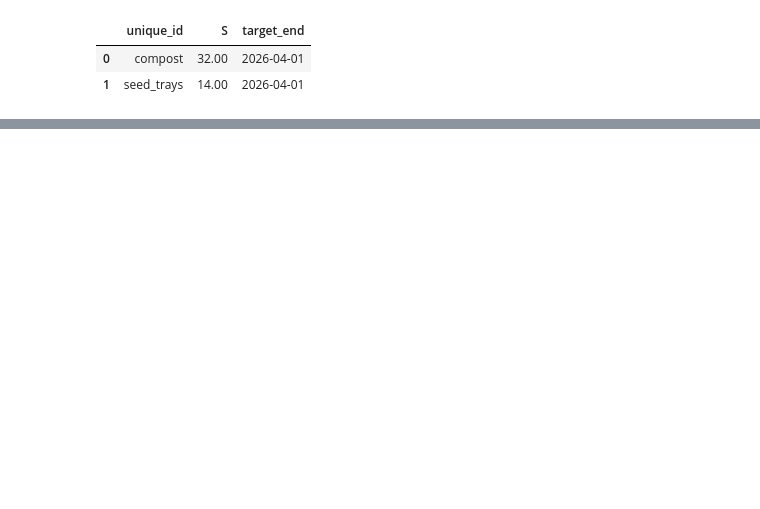
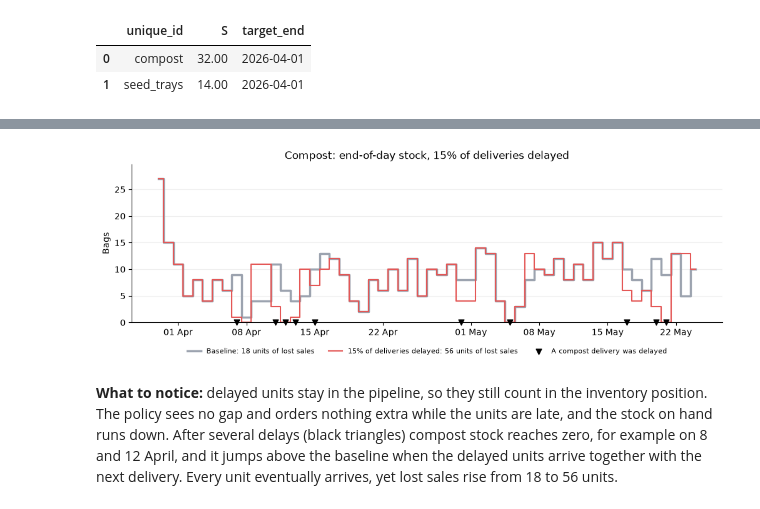
Before and after one commit to FilTheo/stockcast, a Jupyter notebook: examples/notebooks/05f_unreliable_supplier.ipynb, the cells around one changed output, grey strips where cells are left out. Drawn from its saved outputs; the diff is of its cells as text; code cells hidden in the pictures; blank space fills up the shorter version.

Commit message:
Notebook 05f: feature-first framing around DeliveryOutcome, OrderingConstraint and SupplierAllocation
Co-Authored-By: Claude Opus 5.5 <noreply@anthropic.com>

```diff
--- a/examples/notebooks/05f_unreliable_supplier.ipynb
+++ b/examples/notebooks/05f_unreliable_supplier.ipynb
@@ -650,0 +231,37 @@ This is one demand path and one invented supplier, so it shows how to set up the
+# %%
+import warnings
+
+# Expected: the target was computed for on-time deliveries (see above).
+warnings.filterwarnings("ignore", message="supplier deliveries arrive at times other")
+
+late = SimulationEngine().run(
+    policy=policy,
+    demand_source=demand,
+    inventory=opening,
+    supply=SupplyModel(
+        [
+            Supplier(
+                "wholesaler",
+                lead_time=lead_time,
+                delivery=RandomDeliveryOutcome(p_late=0.15, late_by=2),
+            )
+        ],
+        random_seed=7,
+    ),
+)
+late_orders = late.to_order_frame()
+first_late = late_orders.loc[late_orders["status"].eq("disrupted"), "order_id"].iloc[0]
+late_orders.loc[
+    late_orders["order_id"].eq(first_late),
+    [
+        "order_id",
+        "unique_id",
+        "source",
+        "order_date",
+        "due_date",
+        "delivery_quantity",
+        "received_quantity",
+        "delayed_quantity",
+        "status",
+    ],
+]
@@ -650,0 +274,12 @@ This is one demand path and one invented supplier, so it shows how to set up the
+# %%
+slipped = late_orders.query("status == 'disrupted' and unique_id == 'compost'")
+compare_compost(
+    late,
+    "15% of deliveries delayed",
+    slipped["due_date"],
+    "A compost delivery was delayed",
+)
+# %% [output]
+[figure, added]
+# %% [markdown]
+**What to notice:** delayed units stay in the pipeline, so they still count in the inventory position. The policy sees no gap and orders nothing extra while the units are late, and the stock on hand runs down. After several delays (black triangles) compost stock reaches zero, for example on 8 and 12 April, and it jumps above the baseline when the delayed units arrive together with the next delivery. Every unit eventually arrives, yet lost sales rise from 18 to 56 units.
```
Also changed, not shown: parts of 65 cells of this notebook.
